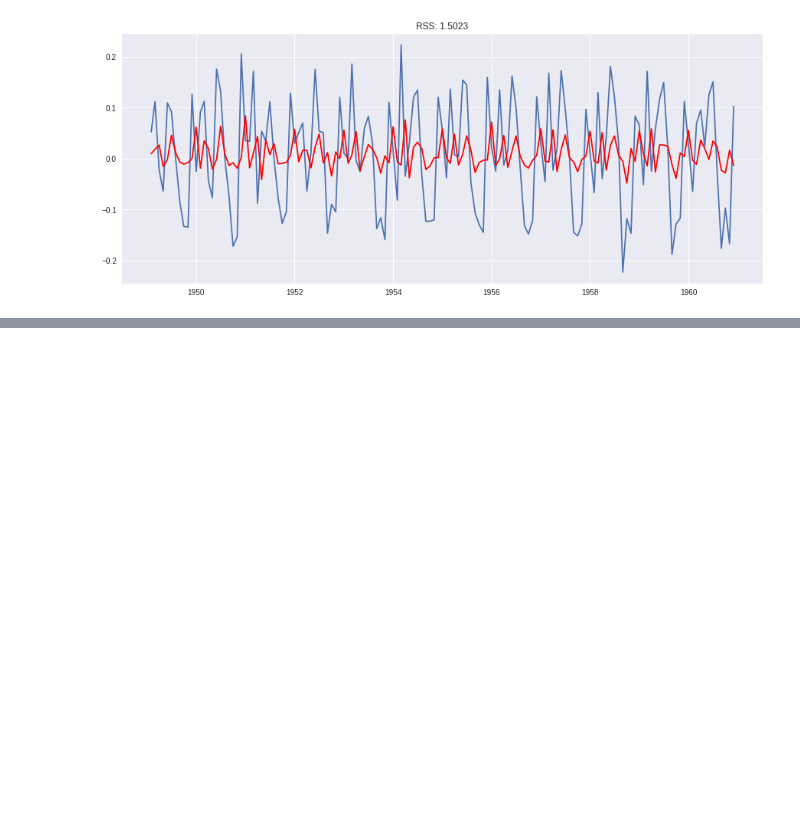
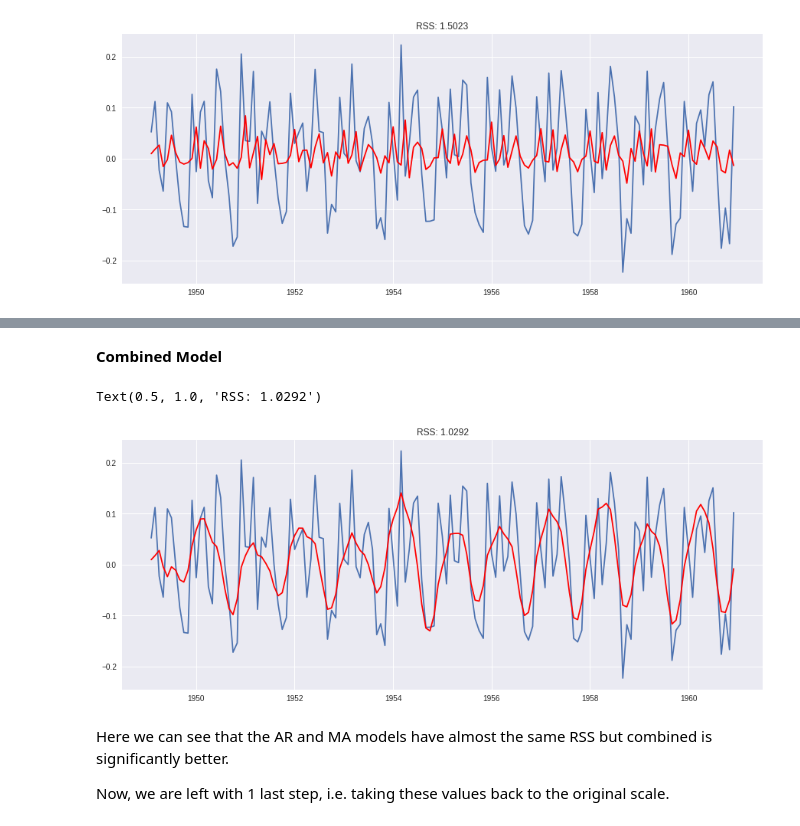
Before and after one commit to JiaxinWuGit/Time-Series-Forecast-in-Python, a Jupyter notebook: Time_Series_in_Python.ipynb, the cells around one changed output, grey strips where cells are left out. Cells and saved outputs as stored; diff of their text form; code cells hidden in the pictures; blank space fills up the shorter version.

```diff
--- a/Time_Series_in_Python.ipynb
+++ b/Time_Series_in_Python.ipynb
@@ -375,0 +391,15 @@ Text(0.5, 1.0, 'RSS: 1.5023')
+# %% [markdown]
+**Combined Model**
+# %%
+model = ARIMA(ts_log, order=(2, 1, 2))
+results_ARIMA = model.fit(disp=-1)
+plt.plot(ts_log_diff)
+plt.plot(results_ARIMA.fittedvalues, color='red')
+plt.title('RSS: %.4f'% sum((results_ARIMA.fittedvalues-ts_log_diff)**2))
+# %% [output]
+Text(0.5, 1.0, 'RSS: 1.0292')
+[figure, added]
+# %% [markdown]
+Here we can see that the AR and MA models have almost the same RSS but combined is significantly better.
+
+Now, we are left with 1 last step, i.e. taking these values back to the original scale.
```
Also changed, not shown: parts of 11 cells of this notebook.
